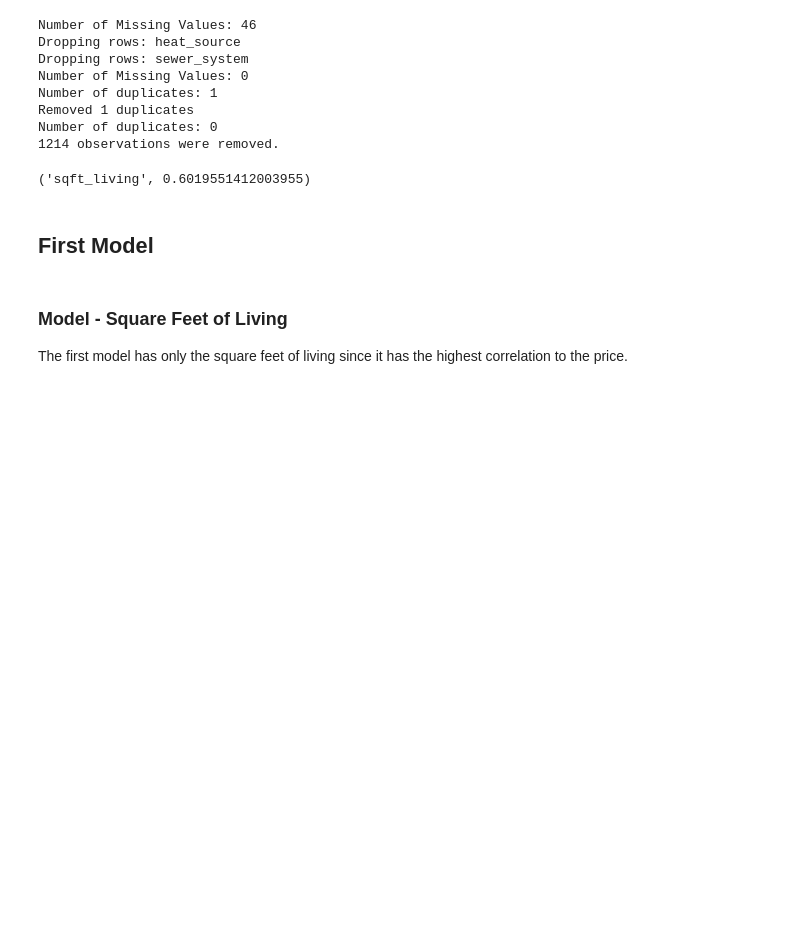
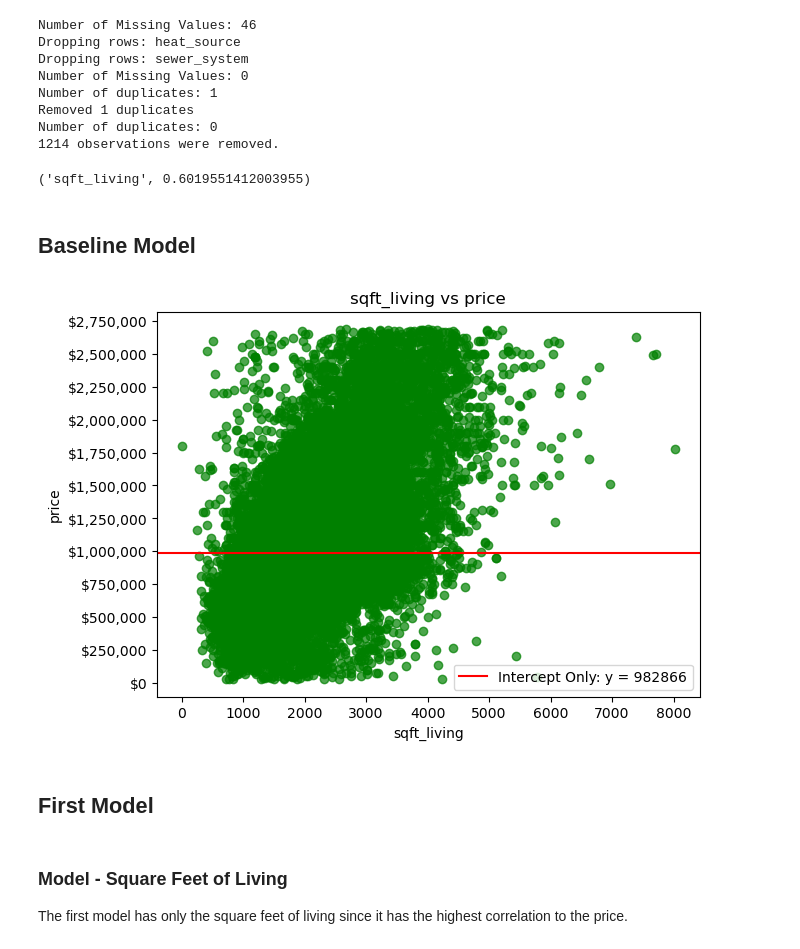
Before and after one commit to Tommyphung1/King-County-Feature-Regression, a Jupyter notebook: house_notebook.ipynb, the cells around one changed output. Cells and saved outputs as stored; diff of their text form; code cells hidden in the pictures; blank space fills up the shorter version.

```diff
--- a/house_notebook.ipynb
+++ b/house_notebook.ipynb
@@ -70,8 +70,8 @@ continuous = [column for column in useful_col if column not in categorical] # 'p
 3. Remove unused columns
 4. Rename grade
 # %%
-df_cleaned = helpers.dp.check_and_drop(df)    ## Dropped and removed rows that has small amount of missing values
-df_cleaned = helpers.dp.outliers_remove(df_cleaned, 'price')    ## Remove outliers of price
+df_cleaned = resources.dp.check_and_drop(df)    ## Dropped and removed rows that has small amount of missing values
+df_cleaned = resources.dp.outliers_remove(df_cleaned, 'price')    ## Remove outliers of price
 df_cleaned.drop(labels = useless_col, axis = 1, inplace = True)    # Drop columns that wont be useful right now
 
 df_cleaned['relative_age'] = df_cleaned['yr_built'].max() - df_cleaned['yr_renovated']
@@ -98,6 +98,12 @@ best_corr = helpers.dp.correlation_with(df_w_dummies, 'price')    ## Helper func
 best_corr[0]    ## The best correlating parameter
 # %% [output]
 ('sqft_living', 0.6019551412003955)
+# %% [markdown]
+## Baseline Model
+# %%
+resources.cc.plot_dataframe(df_w_dummies[['sqft_living']],  df_w_dummies[['price']],df_w_dummies['price'].mean());
+# %% [output]
+[figure, added]
 # %% [markdown]
 ## First Model
 # %% [markdown]
```
Also changed, not shown: parts of 22 cells of this notebook, 5 other files.
